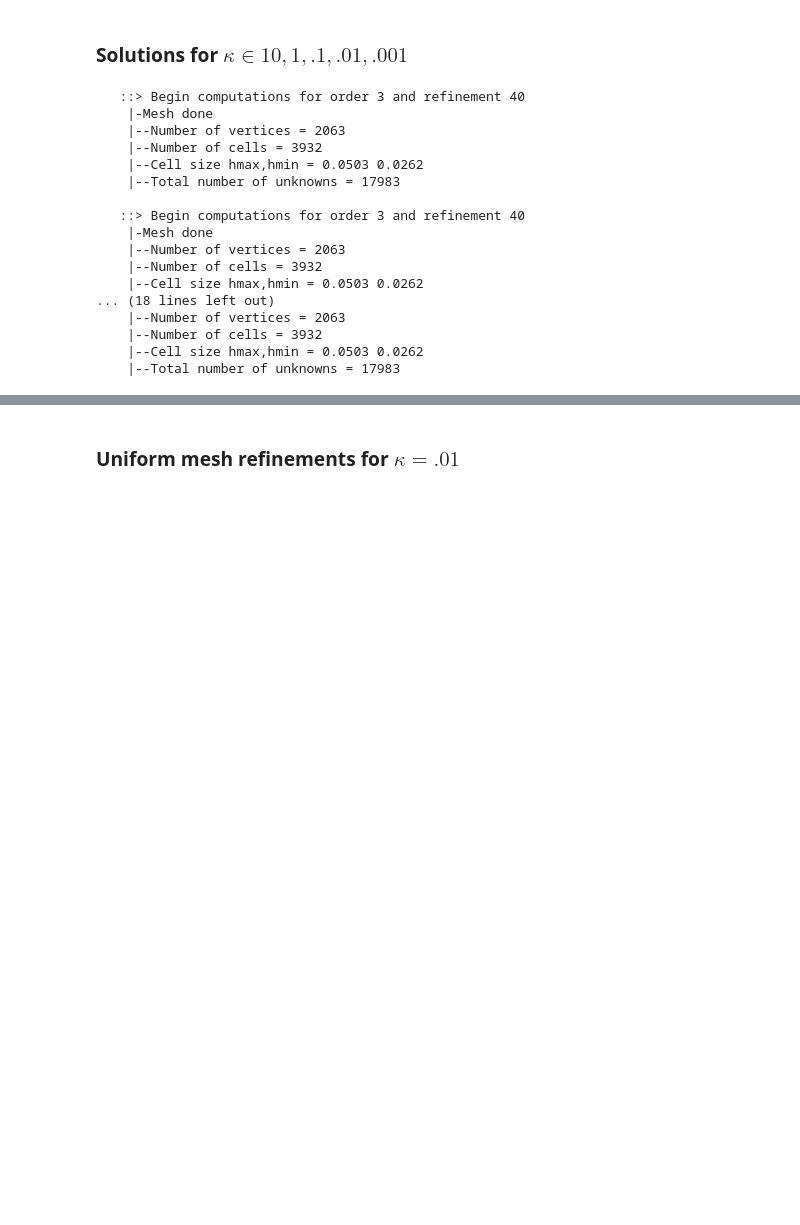
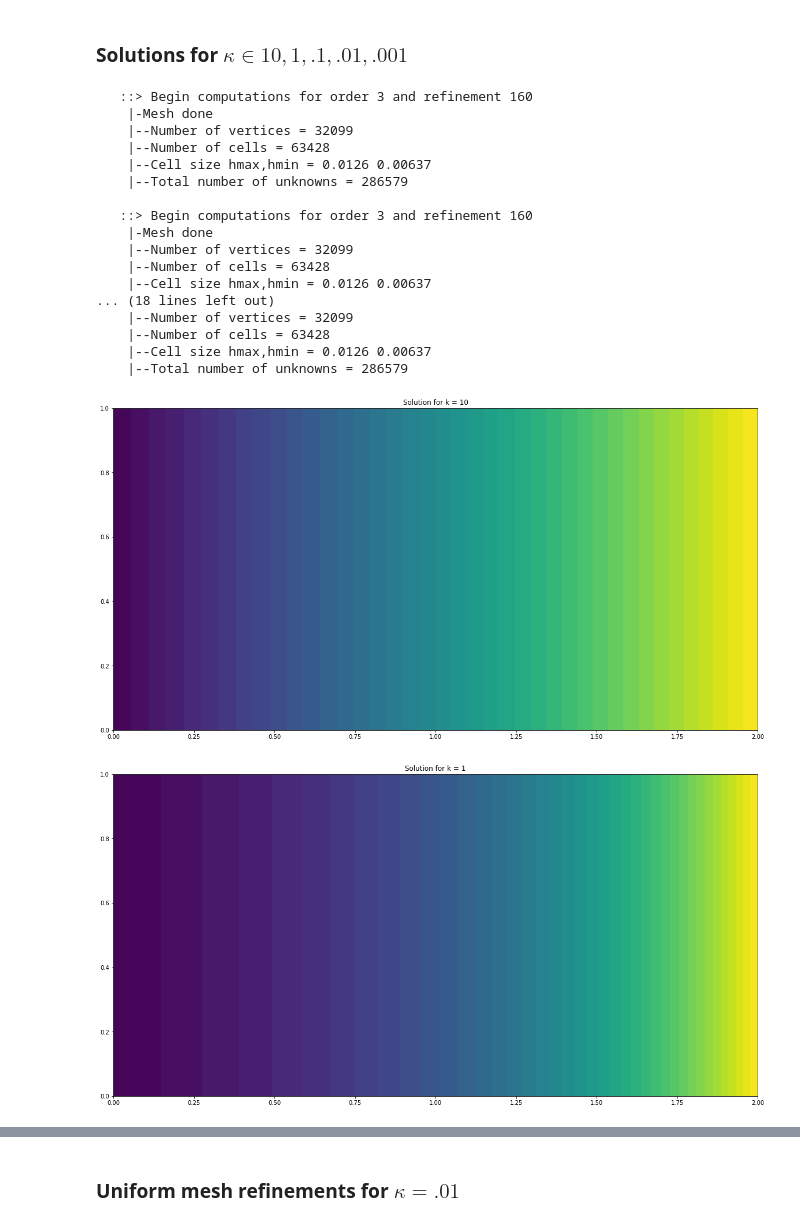
Before and after one commit to ericlesaquiles/FEMexperiments, a Jupyter notebook: ex3/ex3.ipynb, the cells around one changed output, grey strips where cells are left out. Cells and saved outputs as stored; diff of their text form; code cells hidden in the pictures; blank space fills up the shorter version.

```diff
--- a/ex3/ex3.ipynb
+++ b/ex3/ex3.ipynb
@@ -172,23 +169,32 @@ def advection_diffusion(beta,
 ### Solutions for $\kappa \in {10,1,.1,.01,.001}$
 # %%
 ks = [10, 1, .1, .01, .001]
-solutions = [advection_diffusion(beta = (1,0), k = k, order = 3, mesh_refinement = 40, L = 2)
+solutions = [advection_diffusion(beta = (1,0), k = k, order = 3, mesh_refinement = 160, L = 2)
              for k in ks]
+
+for ((w, mesh), k) in zip(solutions, ks):
+    plt.figure(figsize=(20,20))
+    #plot(mesh,linewidth=.1)
+    c = plot(w, wireframe=True, title=f"Solution for k = {k}")
+    #plt.colorbar(c)
+    plt.show()
 # %% [output]
-   ::> Begin computations for order 3 and refinement 40
+   ::> Begin computations for order 3 and refinement 160
     |-Mesh done
-    |--Number of vertices = 2063
-    |--Number of cells = 3932
-    |--Cell size hmax,hmin = 0.0503 0.0262
-    |--Total number of unknowns = 17983
+    |--Number of vertices = 32099
+    |--Number of cells = 63428
+    |--Cell size hmax,hmin = 0.0126 0.00637
+    |--Total number of unknowns = 286579
 
-   ::> Begin computations for order 3 and refinement 40
+   ::> Begin computations for order 3 and refinement 160
     |-Mesh done
-    |--Number of vertices = 2063
-    |--Number of cells = 3932
-    |--Cell size hmax,hmin = 0.0503 0.0262
+    |--Number of vertices = 32099
+    |--Number of cells = 63428
+    |--Cell size hmax,hmin = 0.0126 0.00637
 ... (18 lines left out)
-    |--Number of vertices = 2063
-    |--Number of cells = 3932
-    |--Cell size hmax,hmin = 0.0503 0.0262
-    |--Total number of unknowns = 17983
+    |--Number of vertices = 32099
+    |--Number of cells = 63428
+    |--Cell size hmax,hmin = 0.0126 0.00637
+    |--Total number of unknowns = 286579
+[figure, added]
+[figure, added]
```
Also changed, not shown: parts of 17 cells of this notebook, 37 other files.
